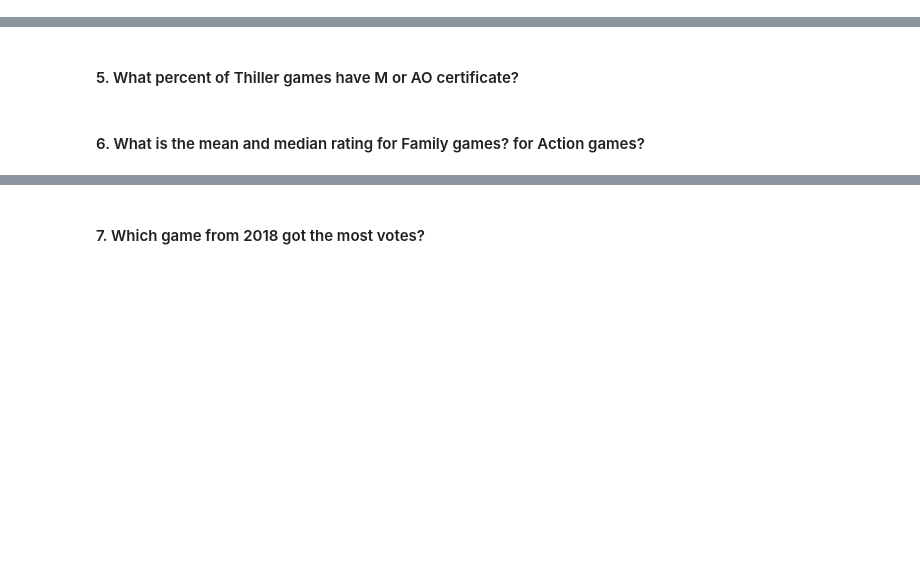
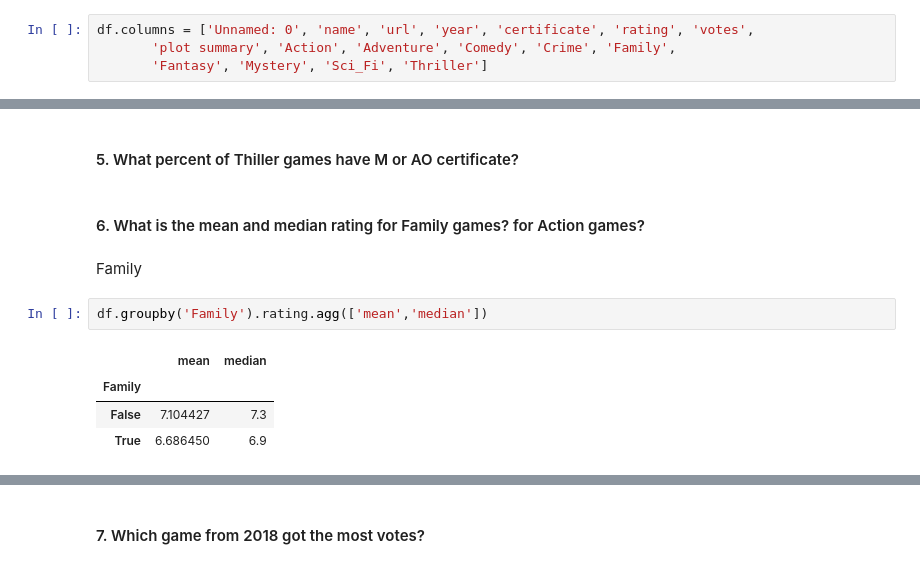
Before and after one commit to kayleeodom/cis277-fa22-Lab3, a Jupyter notebook: lab.ipynb, the cells around one changed output, grey strips where cells are left out. Drawn from its saved outputs; the diff is of its cells as text; blank space fills up the shorter version.

```diff
--- a/lab.ipynb
+++ b/lab.ipynb
@@ -93,3 +102,7 @@ df.votes.mean()
+# %%
+df.columns = ['Unnamed: 0', 'name', 'url', 'year', 'certificate', 'rating', 'votes',
+       'plot summary', 'Action', 'Adventure', 'Comedy', 'Crime', 'Family',
+       'Fantasy', 'Mystery', 'Sci_Fi', 'Thriller']
 # %% [markdown]
 #### Questions
 # %% [markdown]
@@ -132,3 +151,12 @@ games
 #### 5. What percent of Thiller games have M or AO certificate?
 # %% [markdown]
 #### 6. What is the mean and median rating for Family games? for Action games?
+# %% [markdown]
+Family
+# %%
+df.groupby('Family').rating.agg(['mean','median'])
+# %% [output]
+|  | mean | median |
+| Family |  |  |
+| False | 7.104427 | 7.3 |
+| True | 6.686450 | 6.9 |
```
Also changed, not shown: parts of 24 cells of this notebook.
